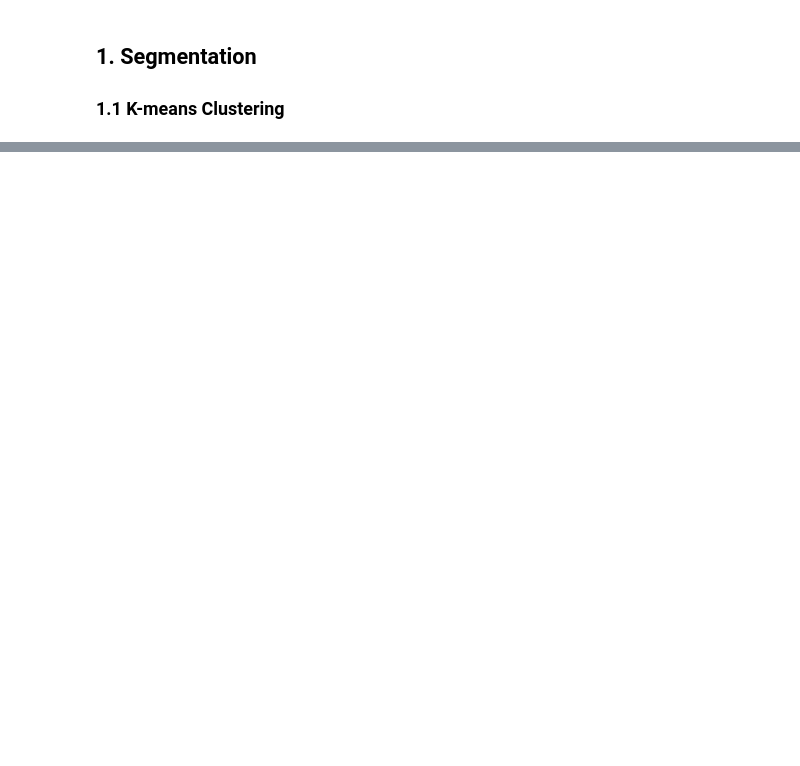
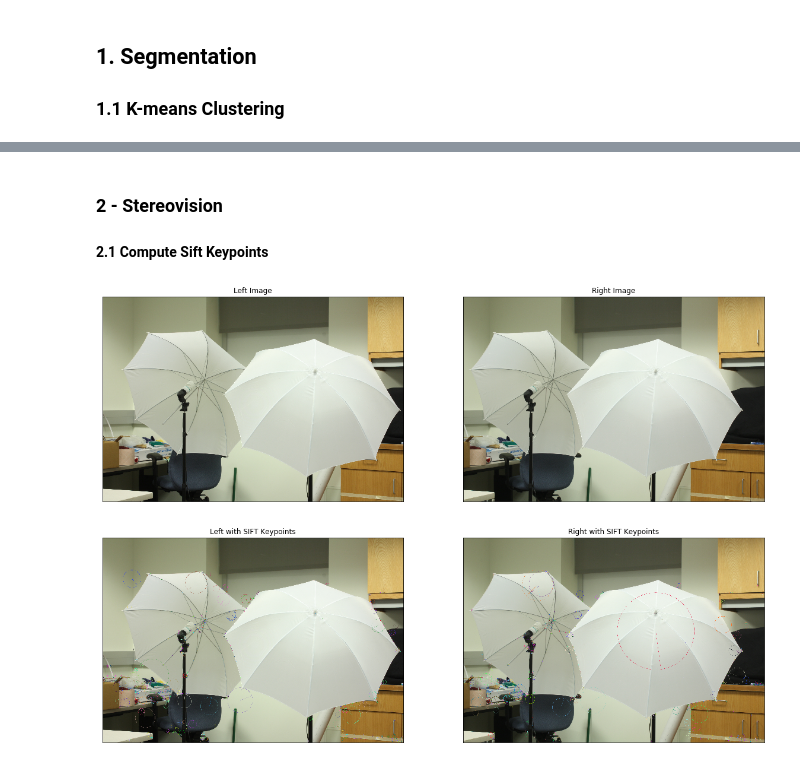
Before and after one commit to idodin/cv-assignment-3, a Jupyter notebook: Assignment 3.ipynb, the cells around one changed output, grey strips where cells are left out. Saved outputs shown, nothing was run; the diff lists cells and outputs as text; code cells hidden in the pictures; blank space fills up the shorter version.

Commit message:
Implement Stereovision Task

```diff
--- a/Assignment 3.ipynb
+++ b/Assignment 3.ipynb
@@ -195,0 +214,38 @@ Iteration 1...
+# %% [markdown]
+### 2 - Stereovision
+#### 2.1 Compute Sift Keypoints
+# %%
+# Load Stereo Images
+left = cv2.cvtColor(cv2.imread('im0.png'), cv2.COLOR_BGR2RGB)
+right = cv2.cvtColor(cv2.imread('im1.png'), cv2.COLOR_BGR2RGB)
+
+# Fundamental Matrix
+sift = cv2.xfeatures2d.SIFT_create()
+
+# Sift keypoints and descriptors
+kpLeft, descLeft = sift.detectAndCompute(left, None)
+kpRight, descRight = sift.detectAndCompute(right, None)
+
+# Plot Keypoints
+leftDisp = left.copy()
+rightDisp = right.copy()
+cv2.drawKeypoints(left, kpLeft, leftDisp, flags=cv2.DRAW_MATCHES_FLAGS_DRAW_RICH_KEYPOINTS)
+cv2.drawKeypoints(right, kpRight, rightDisp, flags=cv2.DRAW_MATCHES_FLAGS_DRAW_RICH_KEYPOINTS)
+
+
+plt.figure(figsize=(20,20))
+plt.subplot(121), plt.imshow(left)
+plt.title("Left Image", fontsize=12), plt.xticks([]), plt.yticks([])
+plt.subplot(122), plt.imshow(right)
+plt.title("Right Image", fontsize=12), plt.xticks([]), plt.yticks([])
+plt.show()
+
+plt.figure(figsize=(20,20))
+plt.subplot(121), plt.imshow(leftDisp)
+plt.title("Left with SIFT Keypoints", fontsize=12), plt.xticks([]), plt.yticks([])
+plt.subplot(122), plt.imshow(rightDisp)
+plt.title("Right with SIFT Keypoints", fontsize=12), plt.xticks([]), plt.yticks([])
+plt.show()
+# %% [output]
+[figure, added]
+[figure, added]
```
Also changed, not shown: parts of 15 cells of this notebook.
